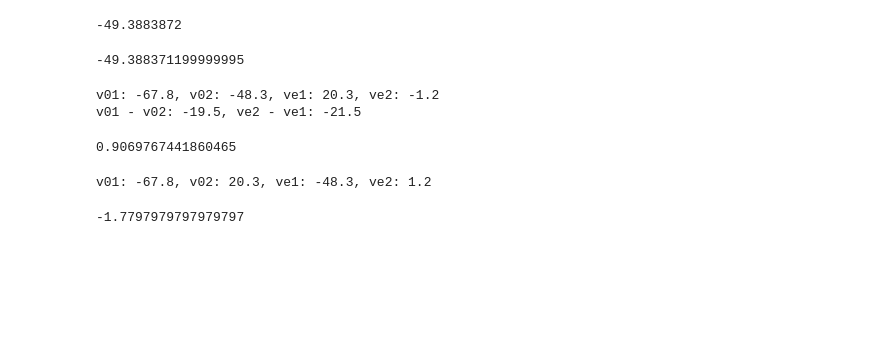
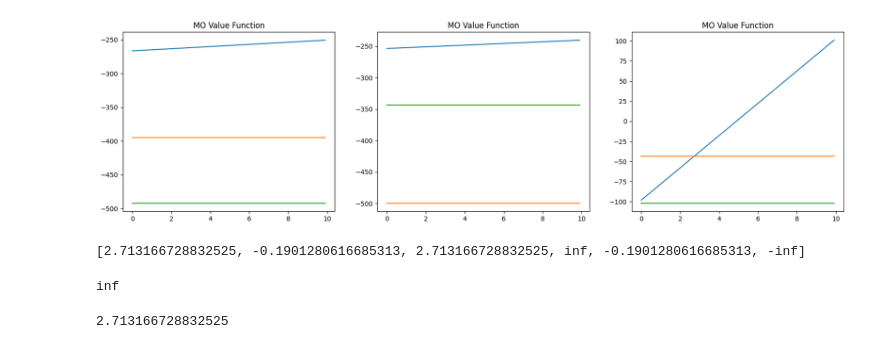
Before and after one commit to maymac00/MAEGG_IPPO, a Jupyter notebook: ols_visualize.ipynb, the cells around one changed output. Saved outputs shown, nothing was run; the diff lists cells and outputs as text; code cells hidden in the pictures; blank space fills up the shorter version.

```diff
--- a/ols_visualize.ipynb
+++ b/ols_visualize.ipynb
@@ -3,57 +3,54 @@ import numpy as np
 import matplotlib.pyplot as plt
 import matplotlib
 # %matplotlib tk
-
-mo_value_w10 = np.array([np.array([-237.6, 0.63]), np.array([-210.5, 1.96]), np.array([-67.8, 20.3])])
-mo_value_w0 = np.array([np.array([-386.4, -0.5]), np.array([-499.9, 0.]), np.array([-48.3, -1.2])])
+policies = {
+10 : np.array([np.array([-266.646 ,    1.5967]), np.array([-253.671 ,    1.3363]), np.array([-98.177 ,  20.1075])]),
+0 : np.array([np.array([-395.3,    0. ]), np.array([-499.836,    0.   ]), np.array([-43.622,   0.   ])]),
+0.91 : np.array([np.array([-492.09,    0.  ]), np.array([-343.97,    0.  ]), np.array([-102,   0 ])])
+}
-# %%
-np.dot(np.array([-67.8, 20.3]), np.array([1, 0.906976]))
-# %% [output]
--49.3883872
-# %%
-np.dot(np.array([-48.3, -1.2]), np.array([1, 0.906976]))
-# %% [output]
--49.388371199999995
 # %%
 # Function to get the intersection of two lines represented as f(we) = (1-we)*v0 + we*ve for a two given fixed sets of (v0, ve)
 def get_intersection(v01, ve1, v02, ve2):
-    print(f"v01: {v01}, v02: {v02}, ve1: {ve1}, ve2: {ve2}")
-    print(f"v01 - v02: {v01 - v02}, ve2 - ve1: {ve2 - ve1}")
     we = (v01 - v02) / (ve2 - ve1)
     return we
-get_intersection(mo_value_w10[2][0], mo_value_w10[2][1], mo_value_w0[2][0], mo_value_w0[2][1])
+# get_intersection(mo_value_w10[2][0], mo_value_w10[2][1], mo_value_w0[2][0], mo_value_w0[2][1])
-# %% [output]
-v01: -67.8, v02: -48.3, ve1: 20.3, ve2: -1.2
-v01 - v02: -19.5, ve2 - ve1: -21.5
-0.9069767441860465
 # %%
 # Plot values as function of weight w that scales the reward
-plt.title("MO Value Function")
-plt.xlabel("w_e")
-plt.ylabel("V(w_e)")
 
+fig, axs = plt.subplots(1, 3, figsize=(20, 5))
 step = 0.1
 # for ag in mo_value_w10:
-ag = mo_value_w10[2]
-v = []
-for j in range(int(1 / step + 1)):
-    w = np.array([1.0, step * j])
-    v.append(np.dot(w, ag))
-plt.plot(v, label=f"Agent {ag}")
+max_weight = 10
+# Subplot for each agent
+x = np.arange(0, max_weight, step)
+w = np.array([np.ones(int(max_weight/step)), np.arange(0, max_weight, step)])
 
-# for ag in mo_value_w10:
-ag = mo_value_w0[2]
-v = []
-for j in range(int(1 / step + 1)):
-    w = np.array([1.0, step * j])
-    v.append(np.dot(w, ag))
-plt.plot(v, label=f"Agent {ag}")
+for ag in range(policies[10].shape[0]):
+    axs[ag].set_title("MO Value Function")
+    for p in policies.values():
+        y = np.dot(p[ag], w)
+        axs[ag].plot(x, y)
+
 plt.show()
+# %% [output]
+[figure, added]
 # %%
-
-wes = []
-for ag in range(3):
-    get_intersection(mo_value_w10[ag][0], mo_value_w10[ag][1], mo_value_w0[ag][0], mo_value_w0[2][1])
+def get_next_corner(ag):
+    wes = []
+    for p1 in policies.values():
+        for p2 in policies.values():
+            if not np.array_equal(p1, p2):
+                wes.append(get_intersection(p1[ag][0], p1[ag][1], p2[ag][0], p2[ag][1]))
+    print(wes)
+    return max(wes)
+get_next_corner(2)
 # %% [output]
-v01: -67.8, v02: 20.3, ve1: -48.3, ve2: 1.2
+[2.713166728832525, -0.1901280616685313, 2.713166728832525, inf, -0.1901280616685313, -inf]
--1.7797979797979797
+inf
+# %%
+ag = 2
+p1 = policies[10]
+p2 = policies[0]
+get_intersection(p1[ag][0], p1[ag][1], p2[ag][0], p2[ag][1])
+# %% [output]
+2.713166728832525
```
Also changed, not shown: 2 other files.
